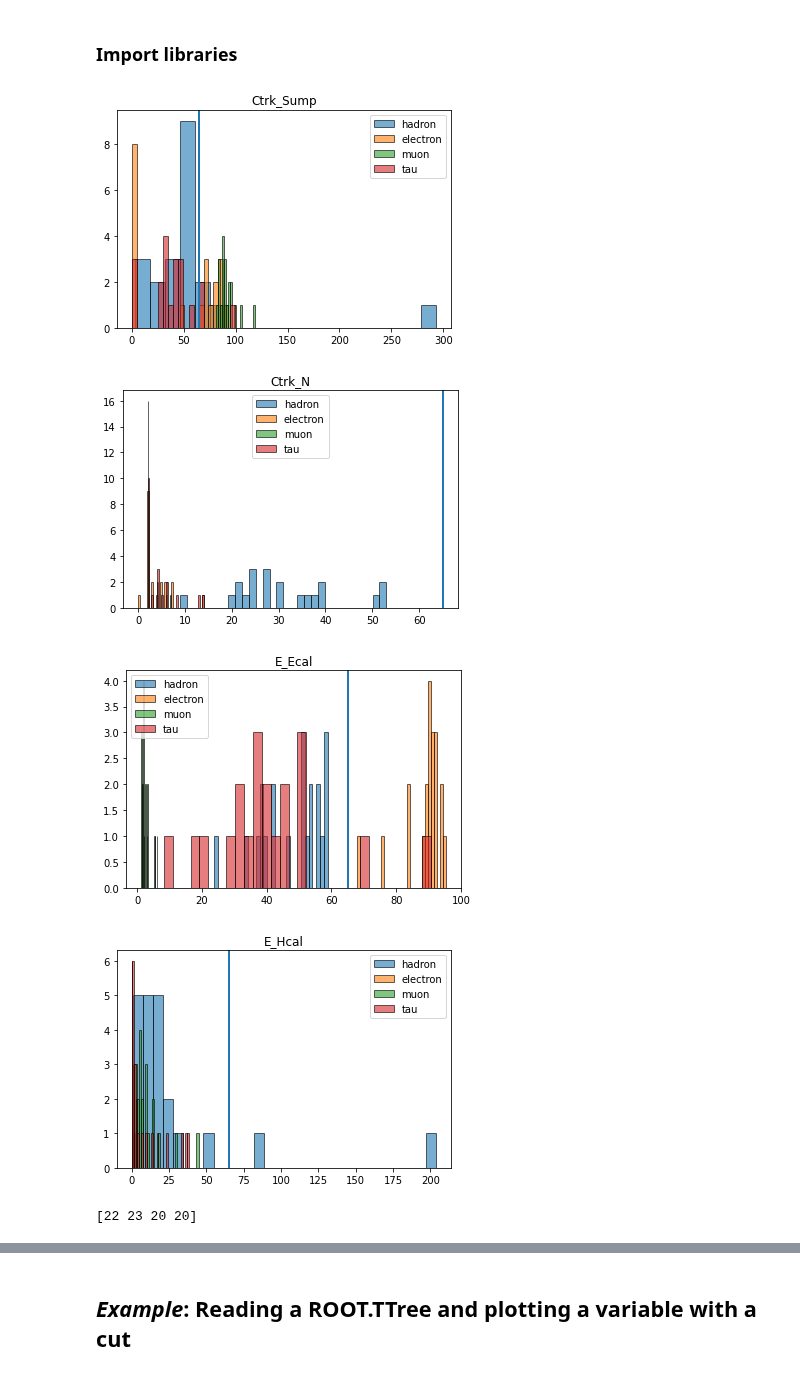
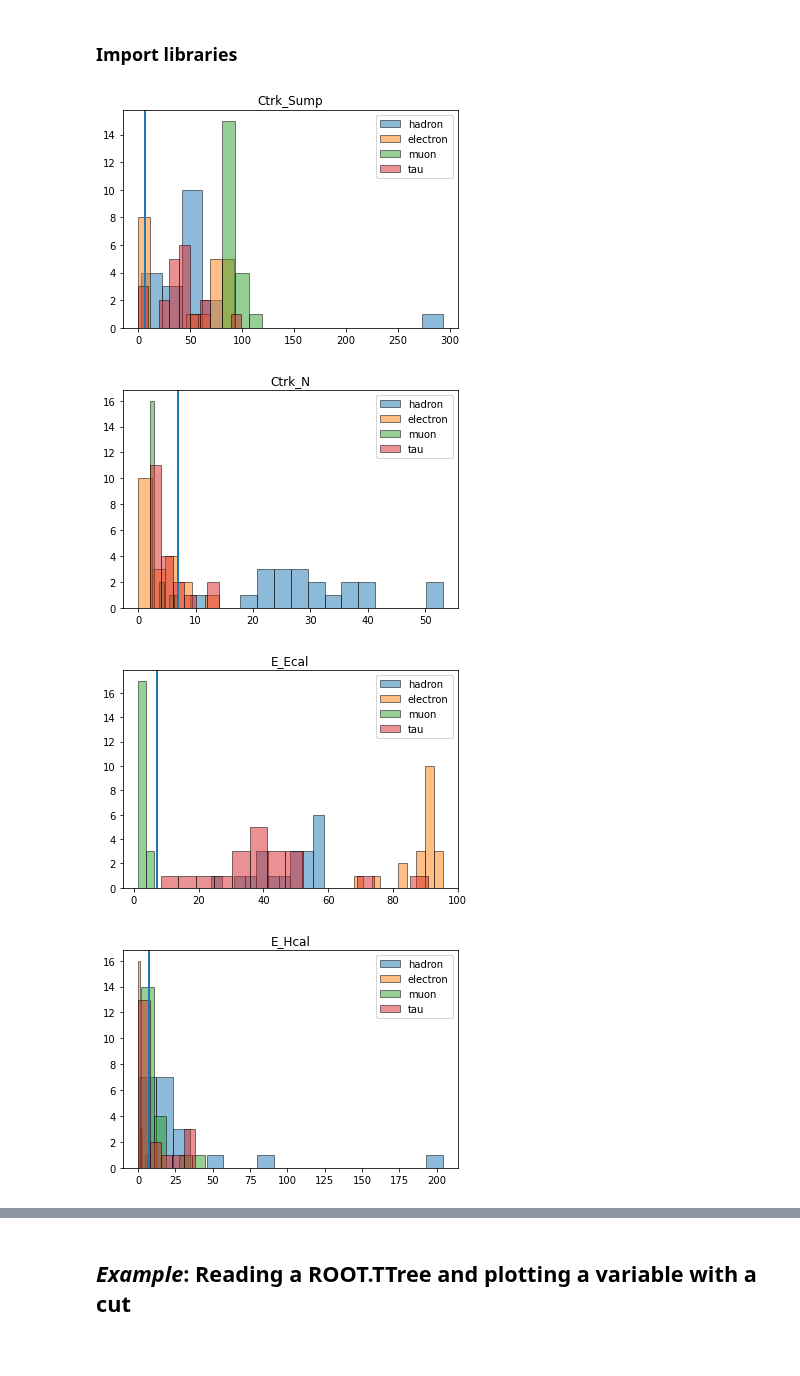
Before and after one commit to josepretel/z0-precisionmeasurement, a Jupyter notebook: z0_experiment.ipynb, the cells around one changed output, grey strips where cells are left out. Cells and saved outputs as stored; diff of their text form; code cells hidden in the pictures.

Commit message:
Add files via upload
my method of identifying particles in grope data

```diff
--- a/z0_experiment.ipynb
+++ b/z0_experiment.ipynb
@@ -33,87 +33,24 @@ import mplhep
 import numpy as np
 import matplotlib.pyplot as plt
 # %%
-hadron=np.array([[77.3,54.8,50.0,32.0,53.3,13.9,40.4,43.3,3.2,293.1,39.8,72.0,66.2,49.7,53.8,13.2,60.2,18.9,60.9,48.7,59.8],[51,52,28,24,36,28,39,21,30,22,34,39,20,25,25,53,30,37,23,27,9],[42.1,39.7,55.7,46.7,33.2,58.4,58.8,50.8,37.2,52.9,50.7,41.4,23.8,37.8,53.2,51.5,37.8,58.8,53.4,57.0,55.6], [3.0,15.8,11.9,8.3,16.3,5.5,0.6,203.9,3.3,15.7,13.5,25.0,15.9,48.7,17.7,6.0,84.6,9.0,28.4,9.5,23.3]])
+hadron=np.array([[54.8,50.0,32.0,53.3,13.9,40.4,43.3,3.2,293.1,39.8,72.0,66.2,49.7,53.8,13.2,60.2,18.9,60.9,48.7,59.8],[52,28,24,36,28,39,21,30,22,34,39,20,25,25,53,30,37,23,27,9],[39.7,55.7,46.7,33.2,58.4,58.8,50.8,37.2,52.9,50.7,41.4,23.8,37.8,53.2,51.5,37.8,58.8,53.4,57.0,55.6], [15.8,11.9,8.3,16.3,5.5,0.6,203.9,3.3,15.7,13.5,25.0,15.9,48.7,17.7,6.0,84.6,9.0,28.4,9.5,23.3]])
 electron=np.array([[0,84.4,92.2,0,78.5,83.8,0.0,0.0,71.0,0.0,71.6,71.3,74.4,0.0,83.2,47.9,65.1,82.5,0.0,0.0],[3,7,2,7,3,2,5,0,2,6,2,2,2,14,2,6,5,2,4,2],[92.0,89.1,89.5,67.9,90.3,93.5,75.3,84.1,91.6,95.3,92.2,94.2,88.5,83.8,91.2,90.3,92.5,90.3,91.1,90.1],[0.2,0.2,0.2,0.0,0.3,0.9,0.8,0.8,1.8,1.4,0.0,0.7,0.3,0.3,0.3,0.3,0.0,0.3,2.2,6.1]])
 muon=np.array([[84.7,89.5,98.2,105.1,84.1,88.1,119.1,87.3,87.7,87.0,93.0,80.9,92.3,89.0,93.4,94.3,86.5,90.3,83.2,96.1],[6,2,2,2,2,2,2,4,2,2,2,2,4,2,2,7,2,2,2,2],[1.4,1.6,2.6,1.8,5.4,1.5,2.1,5.3,3.0,1.8,1.3,3.1,1.7,3.1,1.7,1.3,6.2,2.5,1.8,1.8],[2.4,13.4,9.9,6.6,13.8,3.5,6.2,30.3,9.3,10.0,2.6,4.7,5.5,5.3,1.8,3.9,44.7,18.8,4.9,10.7]])
 tau=np.array([[43.8,31.4,43.0,37.6,55.0,33.9,0,44.7,2.0,67.0,99.3,45.8,0.0,30.4,41.1,26.9,64.6,44.9,25.0,29.8],[4,2,2,5,2,2,3,14,6,6,2,4,8,2,2,2,4,13,2,2],[8.2,36.1,31.7,43.0,49.7,52.0,31.1,35.7,90.8,45.0,16.6,40.1,70.8,21.7,40.6,51.8,29.8,37.5,44.9,36.5],[2.0,0.2,2.4,0.6,36.8,13.6,0.3,3.3,0.7,33.6,16.8,38.2,0,7.5,2.6,0.0,9.2,2.2,4.1,23.4]])
 # %%
 title=['Ctrk_Sump', 'Ctrk_N', 'E_Ecal', 'E_Hcal']
 label=['hadron', 'electron', 'muon', 'tau']
+bins=[[15,8,3,10],[15,6,6,6],[10,10,2,15],[18,5,5,5]]
 for i in [0,1,2,3]: # 0=charged track sump, 1=charged track N, E
     plt.figure()
     plt.title(title[i])
     for j in [0,1,2,3]:
         particle=[hadron[i], electron[i],muon[i],tau[i]]
-        bins=[20,30,30,30]
-        plt.hist(particle[j], bins=bins[i], label=label[j], edgecolor='black',alpha=0.6)
-        plt.axvline(65)
+        plt.hist(particle[j], bins=bins[i][j], label=label[j], edgecolor='black',alpha=0.5)
+        plt.axvline(7)
     plt.legend()
 # %% [output]
-[figure, old version]
+[figure, new version]
-[figure, old version]
+[figure, new version]
-[figure, old version]
+[figure, new version]
-[figure, old version]
+[figure, new version]
-# %%
-p=np.concatenate((hadron[0], electron[0], muon[0], tau[0]))
-N=np.concatenate((hadron[1], electron[1], muon[1], tau[1]))
-E=np.concatenate((hadron[2], electron[2], muon[2], tau[2]))
-HE=np.concatenate((hadron[3], electron[3], muon[3], tau[3]))
-
-def particletest(N,Psum,E,HE):
-    hadrons1=0
-    electrons1=0
-    tau1=0
-    muon1=0
-    liste =list()
-    Kaese=('Hadron','Electron','Tau','Myon')
-    if N>=10:
-        hadrons1+=1
-    if N<=15:
-        electrons1+=1
-        tau1+=1
-        muon1+=1
-    if Psum<=75:
-        hadrons1+=1
-    if Psum <=100:
-        tau1+=1
-    if 50<=Psum<=100:
-        muon1+=1
-    if Psum<=95:
-        electrons1+=1
-    if 20<E<60:
-        hadrons1+=1
-    if E>=65:
-        electrons1+=1
-    if E<=7:
-        muon1+=1
-    if 10<=E<=60:
-        tau1+=1
-    if HE>=20:
-        electrons1+=1
-        tau1+=1
-        muon1+=1
-    if HE>=20:
-        hadrons1+=1
-
-    liste.append(hadrons1)
-    liste.append(electrons1)
-    liste.append(tau1)
-    liste.append(muon1)
-    a=np.array(liste)
-
-    for i in range(0,4):
-        if a[i]>=max(a):
-            #print(Kaese[i])
-            None
-        else:
-            None
-    return a
-listen=np.array(np.full(4,0))
-for j in range(0,len(N)):
-    for i in range(0,4):
-        if particletest(N[j],p[j],E[j],HE[j])[i]>=max(particletest(N[j],p[j],E[j],HE[j])):
-            listen[i]+=1
-print(listen)
-# %% [output]
-[22 23 20 20]
```
Also changed, not shown: parts of 2 cells of this notebook.
